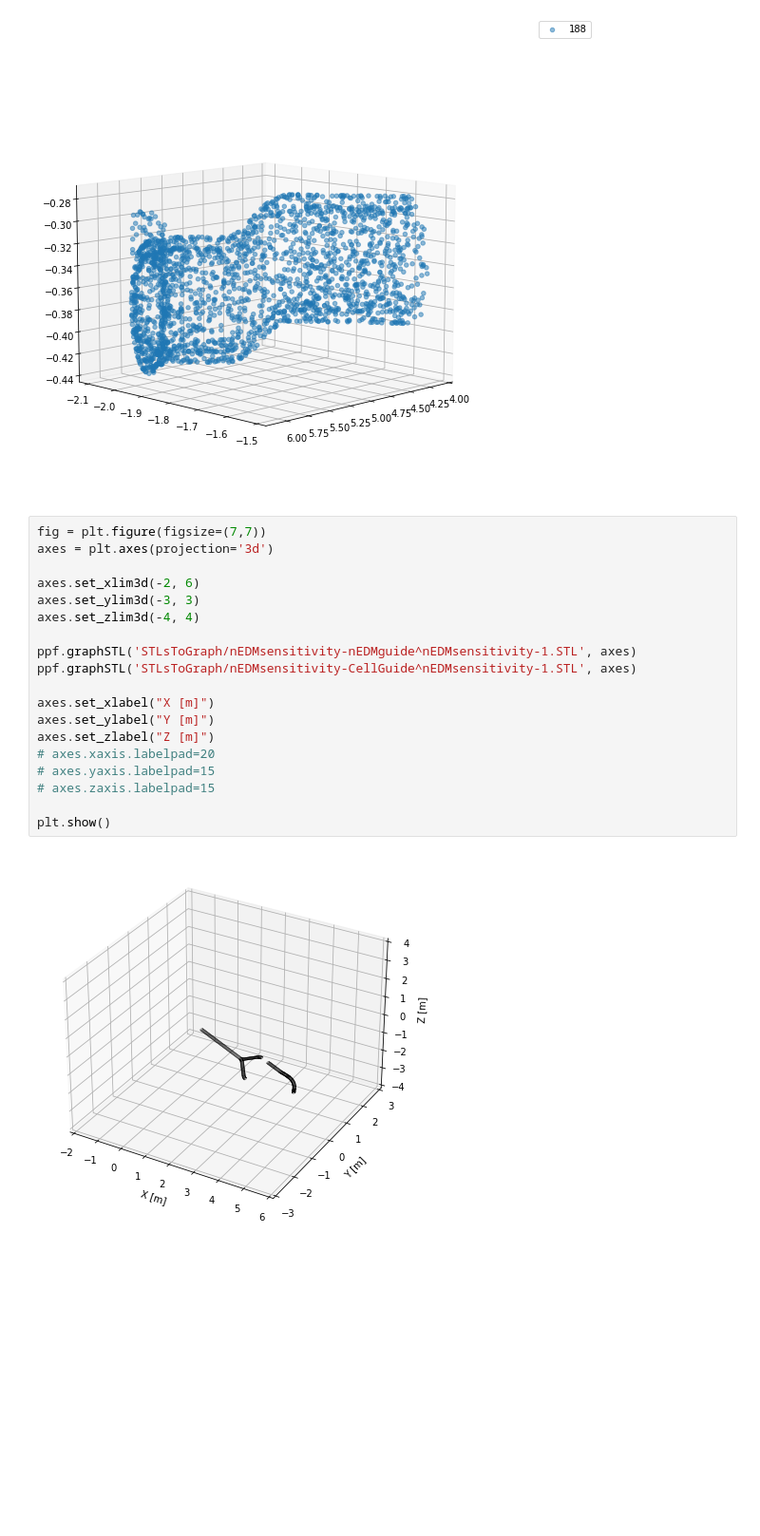
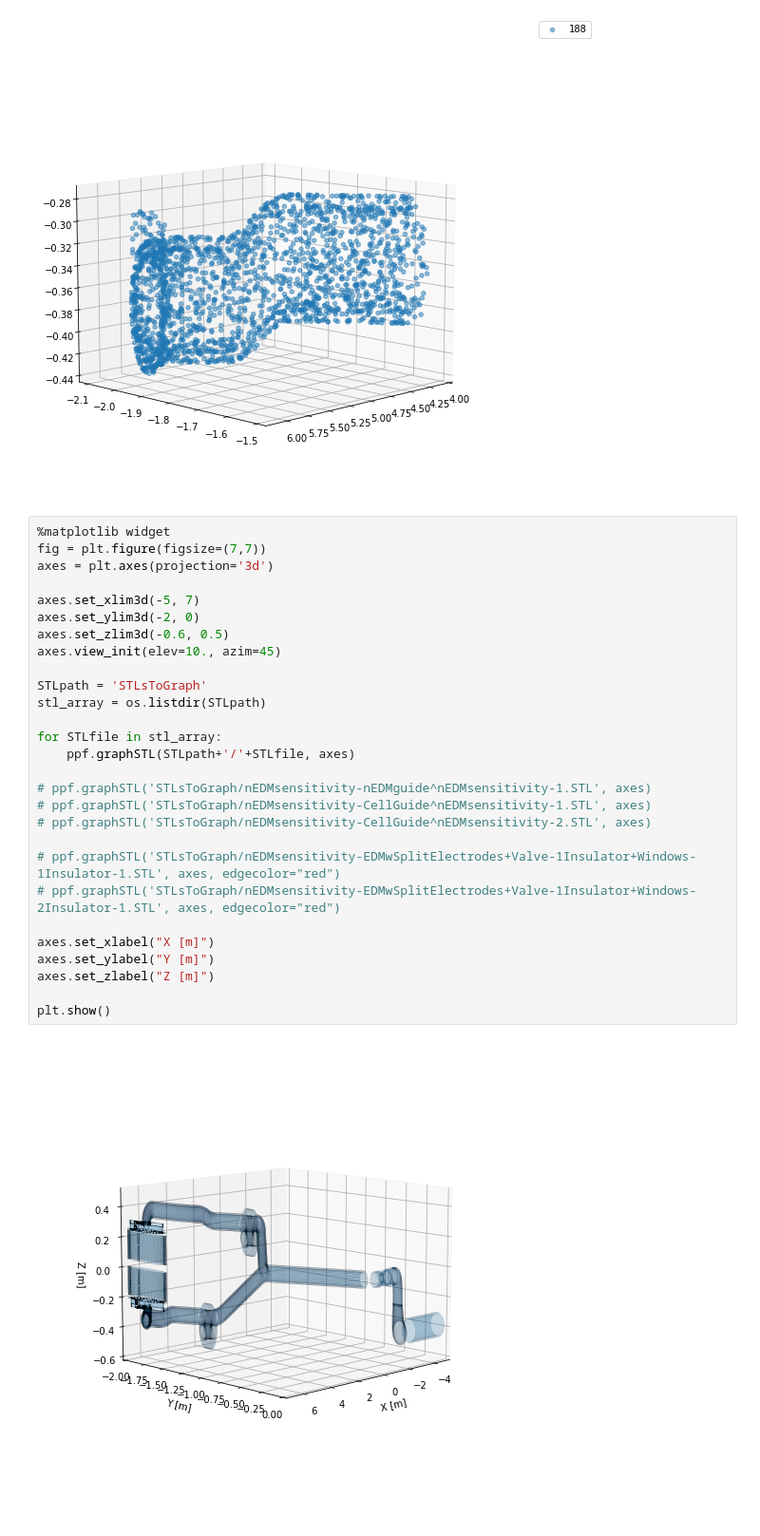
Before and after one commit to eklem1/MesonMagMapping, a Jupyter notebook: PENTrackAnalysis/TestingWithUproot.ipynb, the cells around one changed output. Shown: that part at 95% size. Drawn from its saved outputs; the diff is of its cells as text; blank space fills up the shorter version.

```diff
--- a/PENTrackAnalysis/TestingWithUproot.ipynb
+++ b/PENTrackAnalysis/TestingWithUproot.ipynb
@@ -283,26 +272,35 @@ plt.show()
 # %% [output]
 [figure]
 # %%
+%matplotlib widget
 fig = plt.figure(figsize=(7,7))
 axes = plt.axes(projection='3d')
 
-axes.set_xlim3d(-2, 6)
-axes.set_ylim3d(-3, 3)
-axes.set_zlim3d(-4, 4)
+axes.set_xlim3d(-5, 7)
+axes.set_ylim3d(-2, 0)
+axes.set_zlim3d(-0.6, 0.5)
+axes.view_init(elev=10., azim=45)
 
-ppf.graphSTL('STLsToGraph/nEDMsensitivity-nEDMguide^nEDMsensitivity-1.STL', axes)
-ppf.graphSTL('STLsToGraph/nEDMsensitivity-CellGuide^nEDMsensitivity-1.STL', axes)
+STLpath = 'STLsToGraph'
+stl_array = os.listdir(STLpath)
+
+for STLfile in stl_array:
+    ppf.graphSTL(STLpath+'/'+STLfile, axes)
+
+# ppf.graphSTL('STLsToGraph/nEDMsensitivity-nEDMguide^nEDMsensitivity-1.STL', axes)
+# ppf.graphSTL('STLsToGraph/nEDMsensitivity-CellGuide^nEDMsensitivity-1.STL', axes)
+# ppf.graphSTL('STLsToGraph/nEDMsensitivity-CellGuide^nEDMsensitivity-2.STL', axes)
+
+# ppf.graphSTL('STLsToGraph/nEDMsensitivity-EDMwSplitElectrodes+Valve-1Insulator+Windows-1Insulator-1.STL', axes, edgecolor="red")
+# ppf.graphSTL('STLsToGraph/nEDMsensitivity-EDMwSplitElectrodes+Valve-1Insulator+Windows-2Insulator-1.STL', axes, edgecolor="red")
 
 axes.set_xlabel("X [m]")
 axes.set_ylabel("Y [m]")
 axes.set_zlabel("Z [m]")
-# axes.xaxis.labelpad=20
-# axes.yaxis.labelpad=15
-# axes.zaxis.labelpad=15
 
 plt.show()
 # %% [output]
-[figure, old version]
+[figure, new version]
 # %%
 %matplotlib inline
 
```
Also changed, not shown: parts of 3 cells of this notebook, 3 other files.
